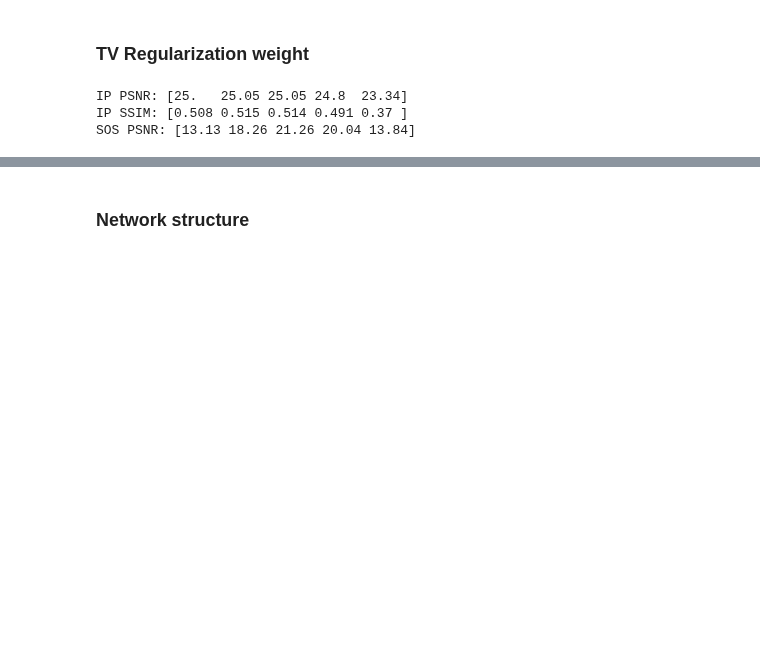
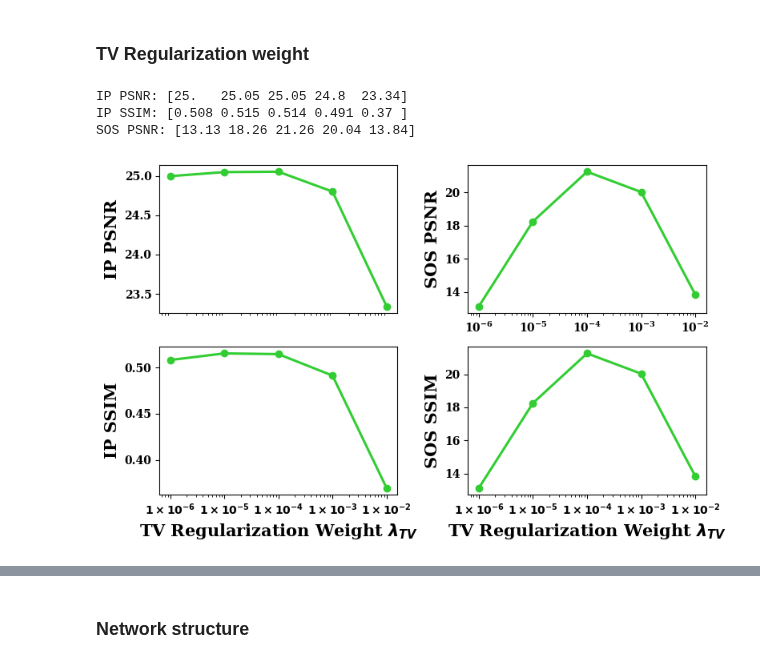
Before and after one commit to Lukeli0425/Coord-SoS-PACT, a Jupyter notebook: figures_ICCV/figure_ablation.ipynb, the cells around one changed output, grey strips where cells are left out. Drawn from its saved outputs; the diff is of its cells as text; code cells hidden in the pictures; blank space fills up the shorter version.

```diff
--- a/figures_ICCV/figure_ablation.ipynb
+++ b/figures_ICCV/figure_ablation.ipynb
@@ -365,4 +365,40 @@ print('SOS PSNR:', sos_psnrs.mean(0).round(2))
 IP PSNR: [25.   25.05 25.05 24.8  23.34]
 IP SSIM: [0.508 0.515 0.514 0.491 0.37 ]
 SOS PSNR: [13.13 18.26 21.26 20.04 13.84]
+# %%
+fig = plt.figure(figsize=(8,5))
+ax = plt.subplot(2,2,1)
+line_psnr = ax.plot(lam_tv_list, ip_psnrs.mean(0), label='IP PSNR', marker='o', color='limegreen', linewidth=2.2)
+ax.set_ylabel('IP PSNR', fontsize=15, fontweight='semibold')
+ax.set_xscale('log')
+ax.set_xticks([])
+
+
+ax = plt.subplot(2,2,3)
+line_ssim = ax.plot(lam_tv_list, ip_ssims.mean(0), label='IP SSIM', marker='o', color='limegreen', linewidth=2.2)
+ax.set_xscale('log')
+ax.set_ylabel('IP SSIM', fontsize=15, fontweight='semibold')
+ax.set_xticks([])
+ax.set_xticks([1e-6,1e-5,1e-4,1e-3,1e-2],
+              [r'$1\times10^{-6}$', r'$1\times10^{-5}$', r'$1\times10^{-4}$', r'$1\times10^{-3}$', r'$1\times10^{-2}$'],
+              fontsize=10, fontweight='semibold')
+ax.set_xlabel('TV Regularization Weight $\lambda_{TV}$', fontsize=15, fontweight='semibold')
+ax = plt.subplot(2,2,2)
+line_psnr = ax.plot(lam_tv_list, sos_psnrs.mean(0), label='SOS PSNR', marker='o', color='limegreen', linewidth=2.2)
+ax.set_xscale('log')
+ax.set_ylabel('SOS PSNR', fontsize=15, fontweight='semibold')
+
+ax = plt.subplot(2,2,4)
+line_psnr = ax.plot(lam_tv_list, sos_psnrs.mean(0), label='SOS PSNR', marker='o', color='limegreen', linewidth=2.2)
+ax.set_xscale('log')
+ax.set_ylabel('SOS SSIM', fontsize=15, fontweight='semibold')
+ax.set_xticks([1e-6,1e-5,1e-4,1e-3,1e-2],
+              [r'$1\times10^{-6}$', r'$1\times10^{-5}$', r'$1\times10^{-4}$', r'$1\times10^{-3}$', r'$1\times10^{-2}$'],
+              fontsize=10, fontweight='semibold')
+ax.set_xlabel('TV Regularization Weight $\lambda_{TV}$', fontsize=15, fontweight='semibold')
+
+plt.tight_layout()
+plt.savefig('figure_ablation_lam_tv.png', bbox_inches='tight', dpi=128)
+# %% [output]
+[figure, added]
 # %%
```
Also changed, not shown: parts of 1 cell of this notebook, 3 other files.
